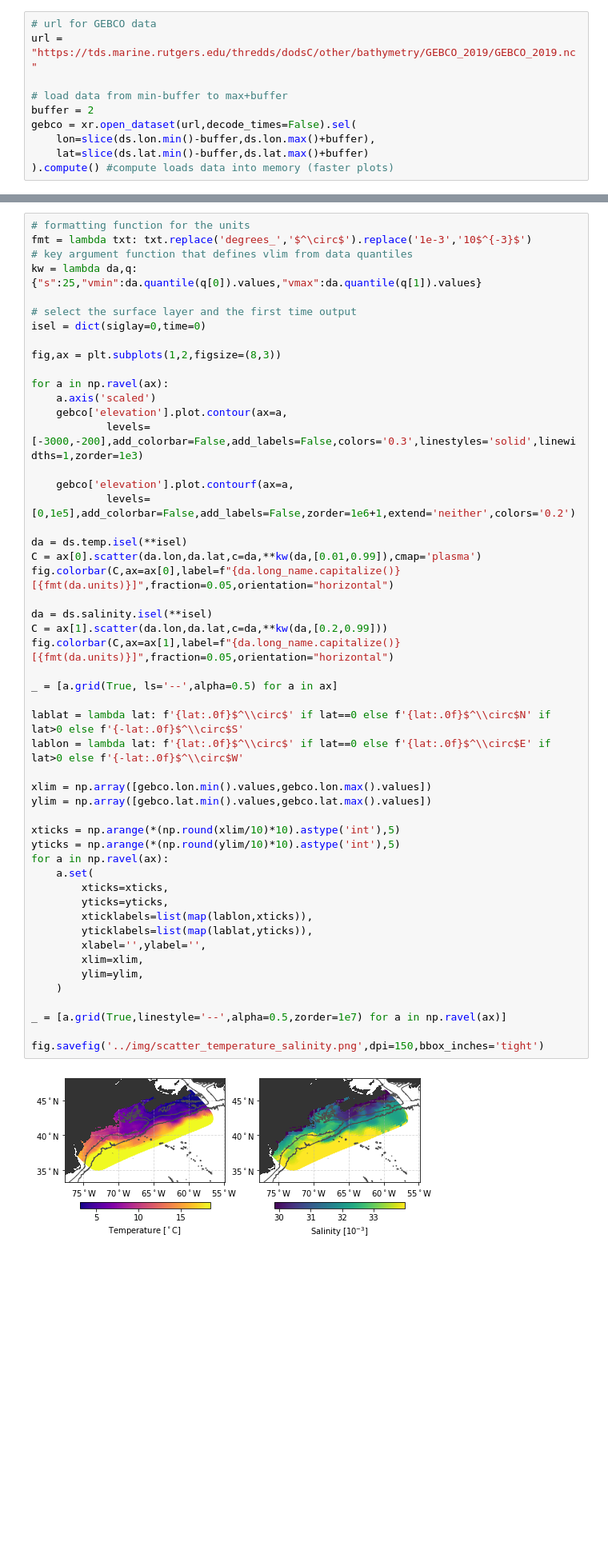
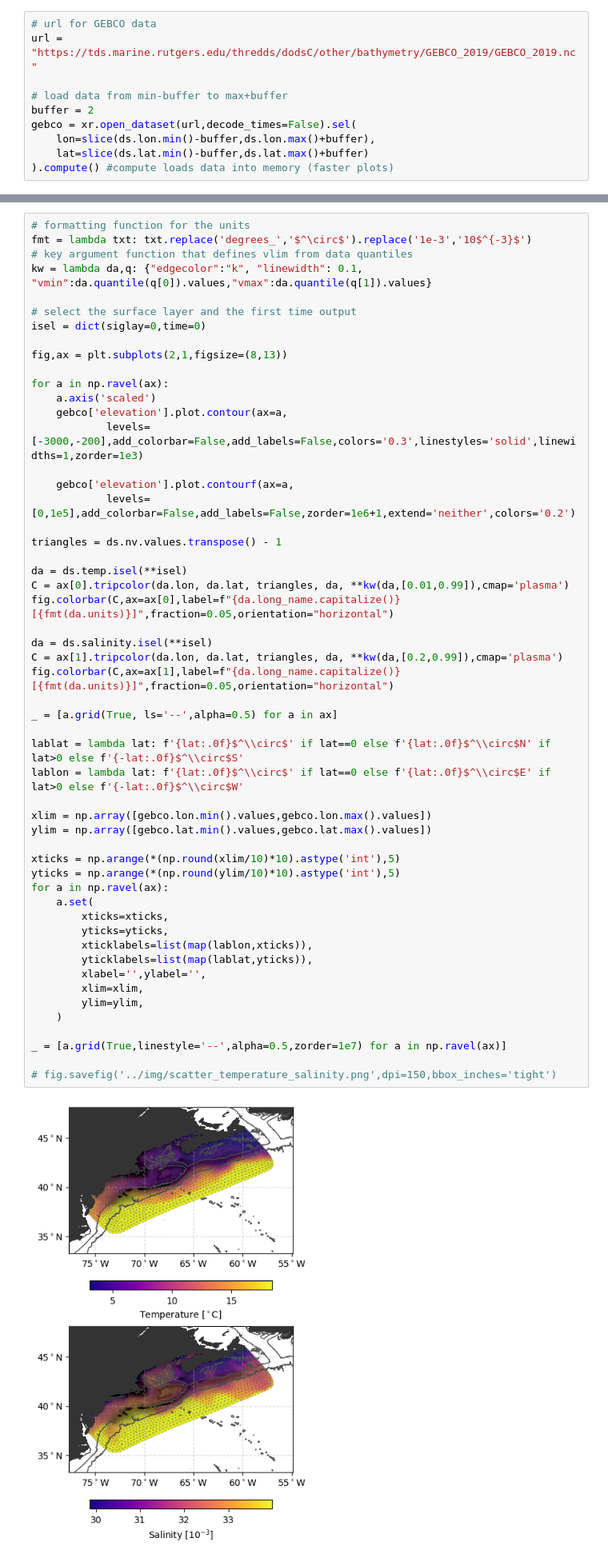
Before and after one commit to iuryt/FVCOMpy, a Jupyter notebook: examples/00-GettingStarted.ipynb, the cells around one changed output, grey strips where cells are left out. Shown at 80% size. Cells and saved outputs as stored; diff of their text form; blank space fills up the shorter version.

Commit message:
added tripcolor instead of scatter plot

```diff
--- a/examples/00-GettingStarted.ipynb
+++ b/examples/00-GettingStarted.ipynb
@@ -80,12 +85,12 @@ gebco = xr.open_dataset(url,decode_times=False).sel(
 # formatting function for the units
 fmt = lambda txt: txt.replace('degrees_','$^\circ$').replace('1e-3','10$^{-3}$')
 # key argument function that defines vlim from data quantiles
-kw = lambda da,q: {"s":25,"vmin":da.quantile(q[0]).values,"vmax":da.quantile(q[1]).values}
+kw = lambda da,q: {"edgecolor":"k", "linewidth": 0.1, "vmin":da.quantile(q[0]).values,"vmax":da.quantile(q[1]).values}
 
 # select the surface layer and the first time output
 isel = dict(siglay=0,time=0)
 
-fig,ax = plt.subplots(1,2,figsize=(8,3))
+fig,ax = plt.subplots(2,1,figsize=(8,13))
 
 for a in np.ravel(ax):
     a.axis('scaled')
@@ -95,37 +100,39 @@ for a in np.ravel(ax):
     gebco['elevation'].plot.contourf(ax=a,
             levels=[0,1e5],add_colorbar=False,add_labels=False,zorder=1e6+1,extend='neither',colors='0.2')
 
+triangles = ds.nv.values.transpose() - 1
+
 da = ds.temp.isel(**isel)
-C = ax[0].scatter(da.lon,da.lat,c=da,**kw(da,[0.01,0.99]),cmap='plasma')
+C = ax[0].tripcolor(da.lon, da.lat, triangles, da, **kw(da,[0.01,0.99]),cmap='plasma')
 fig.colorbar(C,ax=ax[0],label=f"{da.long_name.capitalize()} [{fmt(da.units)}]",fraction=0.05,orientation="horizontal")
 
 da = ds.salinity.isel(**isel)
-C = ax[1].scatter(da.lon,da.lat,c=da,**kw(da,[0.2,0.99]))
+C = ax[1].tripcolor(da.lon, da.lat, triangles, da, **kw(da,[0.2,0.99]),cmap='plasma')
 fig.colorbar(C,ax=ax[1],label=f"{da.long_name.capitalize()} [{fmt(da.units)}]",fraction=0.05,orientation="horizontal")
 
 _ = [a.grid(True, ls='--',alpha=0.5) for a in ax]
 
 lablat = lambda lat: f'{lat:.0f}$^\\circ$' if lat==0 else f'{lat:.0f}$^\\circ$N' if lat>0 else f'{-lat:.0f}$^\\circ$S'
 lablon = lambda lat: f'{lat:.0f}$^\\circ$' if lat==0 else f'{lat:.0f}$^\\circ$E' if lat>0 else f'{-lat:.0f}$^\\circ$W'
 
 xlim = np.array([gebco.lon.min().values,gebco.lon.max().values])
 ylim = np.array([gebco.lat.min().values,gebco.lat.max().values])
 
 xticks = np.arange(*(np.round(xlim/10)*10).astype('int'),5)
 yticks = np.arange(*(np.round(ylim/10)*10).astype('int'),5)
 for a in np.ravel(ax):
     a.set(
         xticks=xticks,
         yticks=yticks,
         xticklabels=list(map(lablon,xticks)),
         yticklabels=list(map(lablat,yticks)),
         xlabel='',ylabel='',
         xlim=xlim,
         ylim=ylim,
     )
 
 _ = [a.grid(True,linestyle='--',alpha=0.5,zorder=1e7) for a in np.ravel(ax)]
 
-fig.savefig('../img/scatter_temperature_salinity.png',dpi=150,bbox_inches='tight')
+# fig.savefig('../img/scatter_temperature_salinity.png',dpi=150,bbox_inches='tight')
 # %% [output]
-[figure, old version]
+[figure, new version]
```
Also changed, not shown: parts of 1 cell of this notebook, 1 other file.
